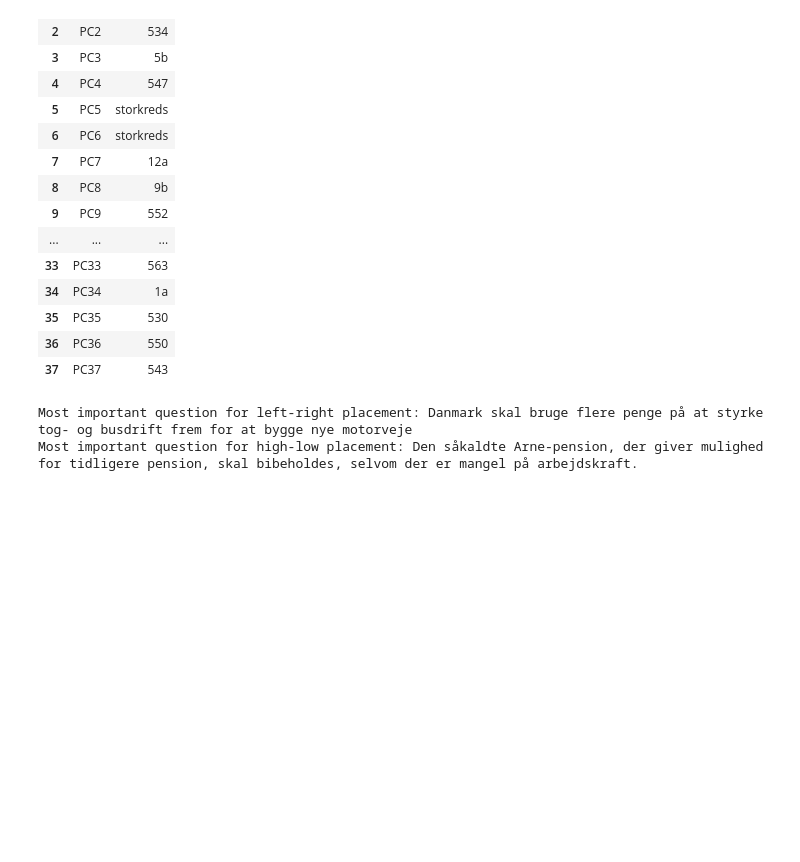
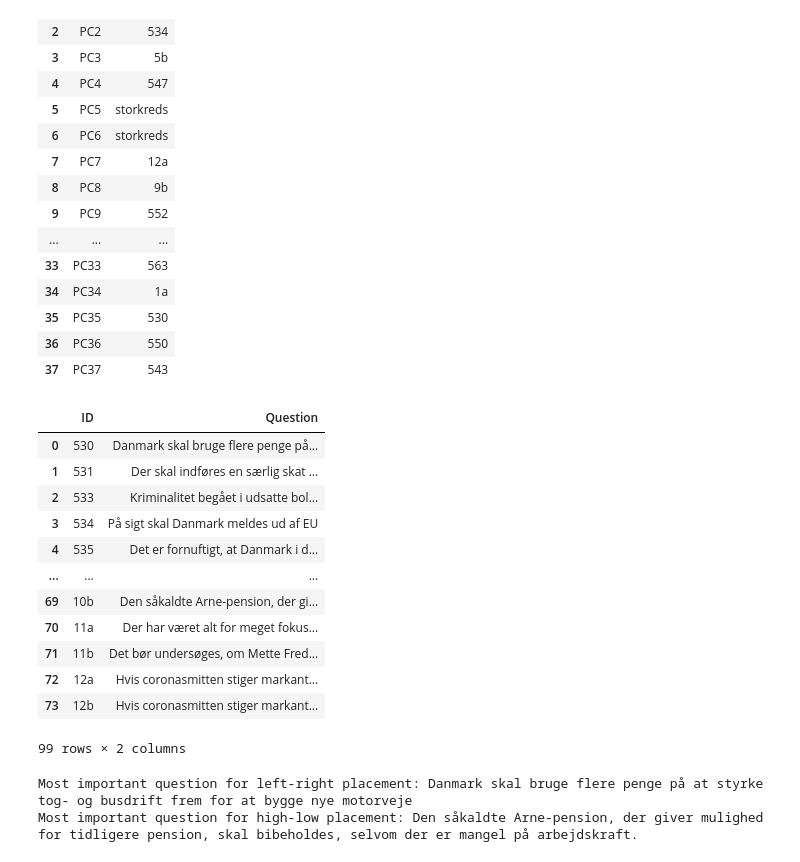
Before and after one commit to michaelbui99/mal-assignment-4, a Jupyter notebook: Assignment.ipynb, the cells around one changed output. Cells and saved outputs as stored; diff of their text form; code cells hidden in the pictures; blank space fills up the shorter version.

```diff
--- a/Assignment.ipynb
+++ b/Assignment.ipynb
@@ -405,14 +405,29 @@ df['principle_component'] = df.loc[:,0]
 # %%
 all_questions_df = pd.DataFrame()
 
-all_ids = dr_questions_df["ID"].apply(lambda x: str(x)).append(tv2_questions_df['id'])
-all_questions = dr_questions_df['Question'].append(tv2_questions_df['question'])
+all_ids = pd.concat([dr_questions_df["ID"].apply(lambda x: str(x)),tv2_questions_df['id']], axis=0)
+all_questions = pd.concat([dr_questions_df['Question'],tv2_questions_df['question']], axis=0)
 all_questions_df['ID'] = all_ids
 all_questions_df['Question'] = all_questions
+all_questions_df
 # all_questions_df = all_questions_df.concat({
 #     'ID': all_ids,
 #     'Question': all_questions,
 # })
+# %% [output]
+|  | ID | Question |
+| 0 | 530 | Danmark skal bruge flere penge på... |
+| 1 | 531 | Der skal indføres en særlig skat ... |
+| 2 | 533 | Kriminalitet begået i udsatte bol... |
+| 3 | 534 | På sigt skal Danmark meldes ud af EU |
+| 4 | 535 | Det er fornuftigt, at Danmark i d... |
+| ... | ... | ... |
+| 69 | 10b | Den såkaldte Arne-pension, der gi... |
+| 70 | 11a | Der har været alt for meget fokus... |
+| 71 | 11b | Det bør undersøges, om Mette Fred... |
+| 72 | 12a | Hvis coronasmitten stiger markant... |
+| 73 | 12b | Hvis coronasmitten stiger markant... |
+99 rows × 2 columns
 # %%
 # When we plotted the parties, we used PC0 as the x-axis and PC1 (* -1) as the y-axis.
 # The result of the plot looked like similar to plots of political parties where
```
Also changed, not shown: parts of 20 cells of this notebook, 1 other file.
